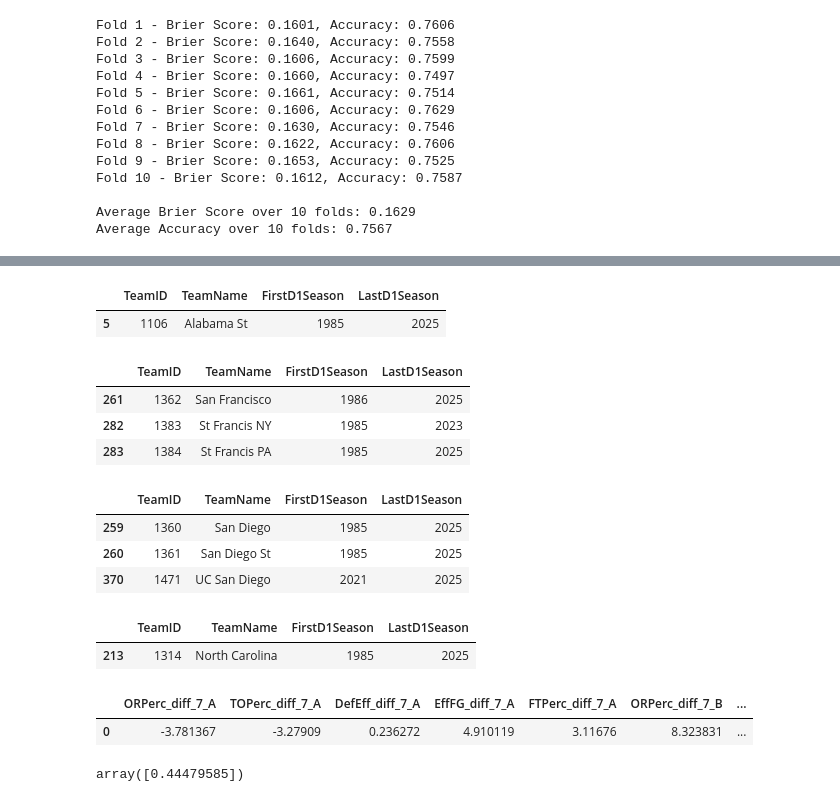
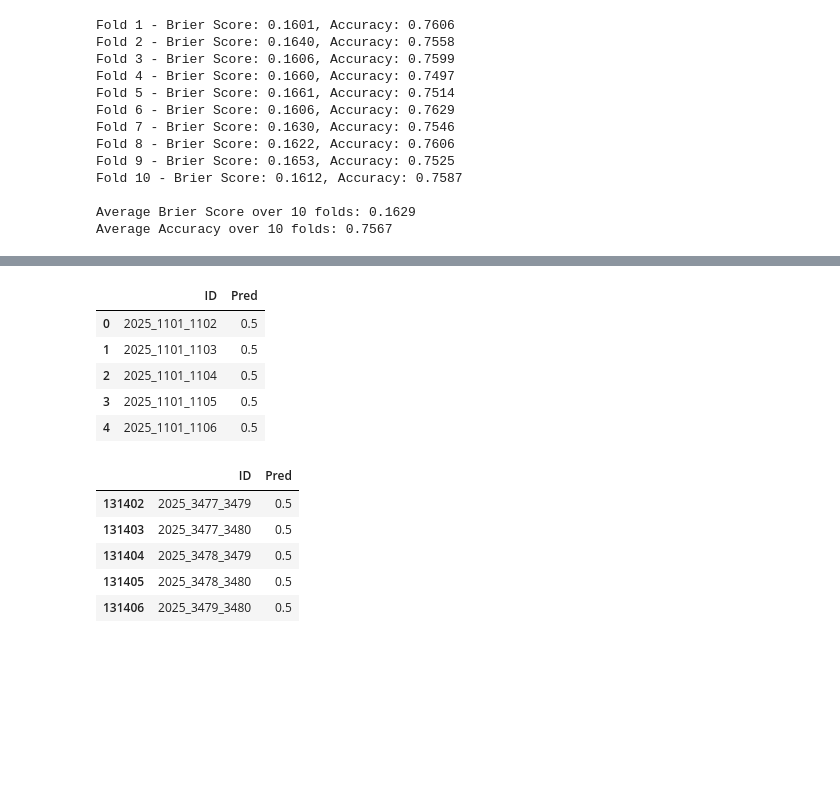
Before and after one commit to sidthakur08/mm-2025, a Jupyter notebook: final_nb.ipynb, the cells around one changed output, grey strips where cells are left out. Saved outputs shown, nothing was run; the diff lists cells and outputs as text; code cells hidden in the pictures; blank space fills up the shorter version.

```diff
--- a/final_nb.ipynb
+++ b/final_nb.ipynb
@@ -410,30 +464,17 @@ teams
-# %%
-teams[teams['TeamName']=='Alabama St']
-# %% [output]
-|  | TeamID | TeamName | FirstD1Season | LastD1Season |
-| 5 | 1106 | Alabama St | 1985 | 2025 |
-# %%
-teams[teams['TeamName'].str.contains('Francis')]
-# %% [output]
-|  | TeamID | TeamName | FirstD1Season | LastD1Season |
-| 261 | 1362 | San Francisco | 1986 | 2025 |
-| 282 | 1383 | St Francis NY | 1985 | 2023 |
-| 283 | 1384 | St Francis PA | 1985 | 2025 |
-# %%
-teams[teams['TeamName'].str.contains('San Diego')]
-# %% [output]
-|  | TeamID | TeamName | FirstD1Season | LastD1Season |
-| 259 | 1360 | San Diego | 1985 | 2025 |
-| 260 | 1361 | San Diego St | 1985 | 2025 |
-| 370 | 1471 | UC San Diego | 2021 | 2025 |
-# %%
-teams[teams['TeamName'].str.contains('North Carolina')]
-# %% [output]
-|  | TeamID | TeamName | FirstD1Season | LastD1Season |
-| 213 | 1314 | North Carolina | 1985 | 2025 |
-# %%
-get_preds(df_long, 1361, 1314)
-# %% [output]
-|  | ORPerc_diff_7_A | TOPerc_diff_7_A | DefEff_diff_7_A | EffFG_diff_7_A | FTPerc_diff_7_A | ORPerc_diff_7_B | ... |
-| 0 | -3.781367 | -3.27909 | 0.236272 | 4.910119 | 3.11676 | 8.323831 | ... |
-array([0.44479585])
+# %%
+submission = pd.read_csv('./data/SampleSubmissionStage2.csv')
+display(submission.head())
+display(submission.tail())
+# %% [output]
+|  | ID | Pred |
+| 0 | 2025_1101_1102 | 0.5 |
+| 1 | 2025_1101_1103 | 0.5 |
+| 2 | 2025_1101_1104 | 0.5 |
+| 3 | 2025_1101_1105 | 0.5 |
+| 4 | 2025_1101_1106 | 0.5 |
+|  | ID | Pred |
+| 131402 | 2025_3477_3479 | 0.5 |
+| 131403 | 2025_3477_3480 | 0.5 |
+| 131404 | 2025_3478_3479 | 0.5 |
+| 131405 | 2025_3478_3480 | 0.5 |
+| 131406 | 2025_3479_3480 | 0.5 |
```
Also changed, not shown: parts of 18 cells of this notebook, 5 other files.
